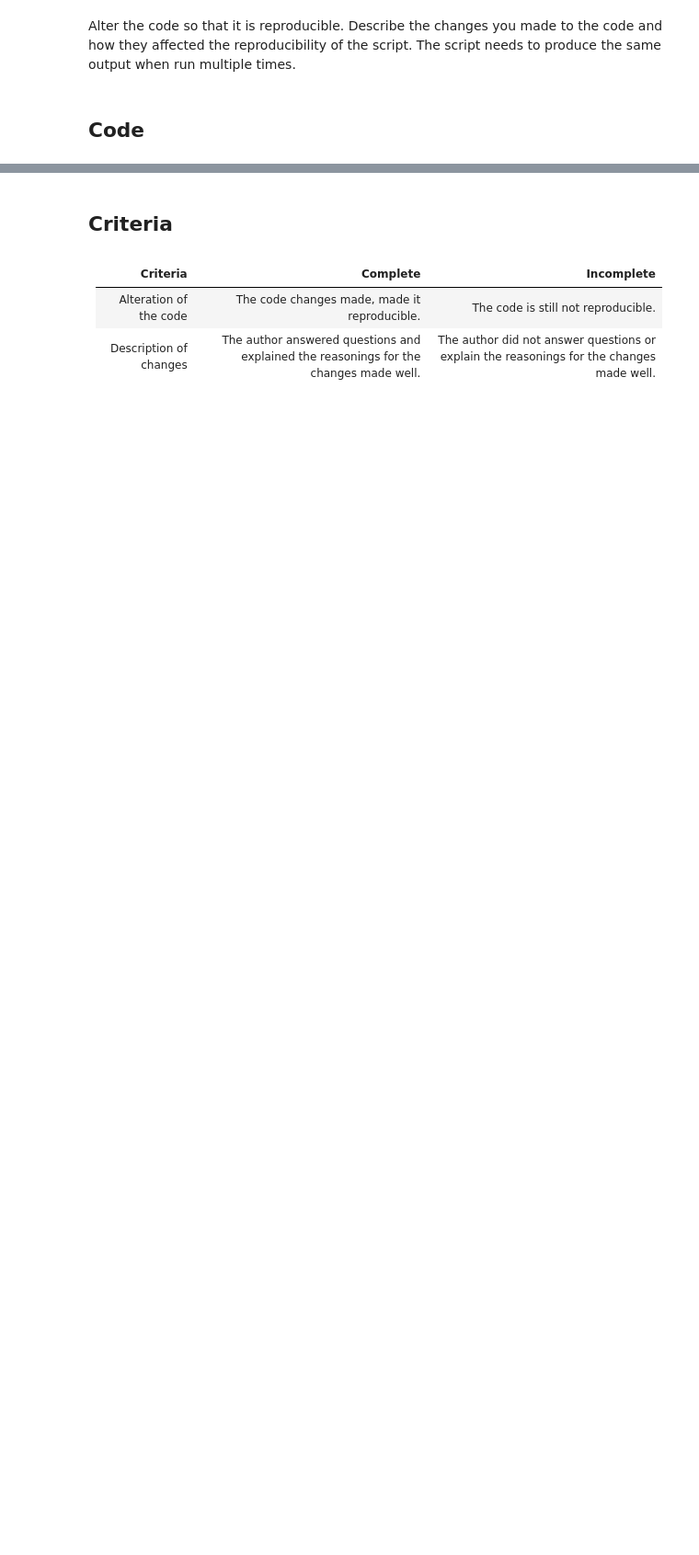
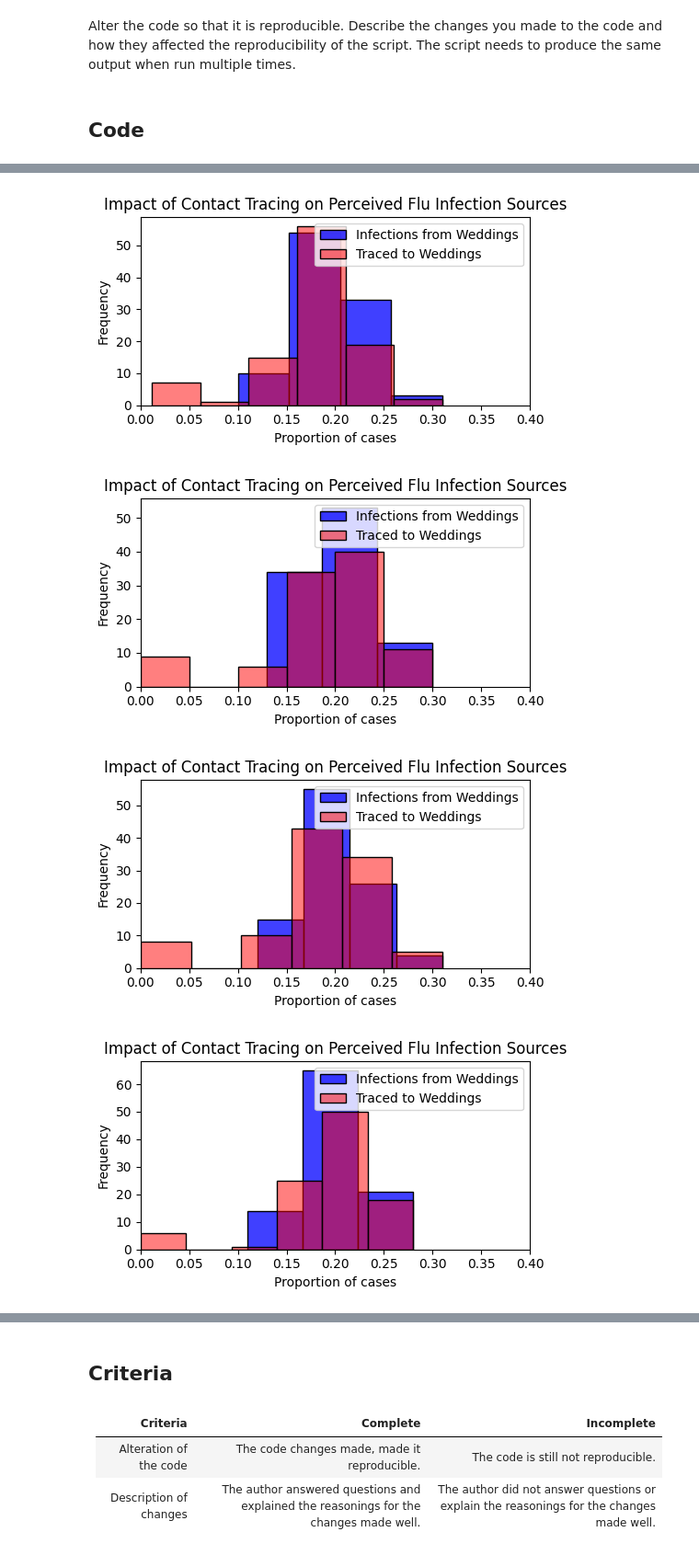
Before and after one commit to dtolgay/sampling, a Jupyter notebook: 02_activities/assignments/a1_sampling_and_reproducibility.ipynb, the cells around one changed output, grey strips where cells are left out. Shown at 92% size. Drawn from its saved outputs; the diff is of its cells as text; code cells hidden in the pictures; blank space fills up the shorter version.

```diff
--- a/02_activities/assignments/a1_sampling_and_reproducibility.ipynb
+++ b/02_activities/assignments/a1_sampling_and_reproducibility.ipynb
@@ -114,0 +147,22 @@ plt.show()
+# %%
+# Run the simulation 1000 times
+for dummy in range(10):
+    results = [simulate_event(m) for m in range(100)]
+    props_df = pd.DataFrame(results, columns=["Infections", "Traces"])
+
+    # Plotting the results
+    plt.figure(figsize=(5, 3))
+    sns.histplot(props_df['Infections'], color="blue", alpha=0.75, binwidth=0.05, kde=False, label='Infections from Weddings')
+    sns.histplot(props_df['Traces'], color="red", alpha=0.5, binwidth=0.05, kde=False, label='Traced to Weddings')
+    plt.xlabel("Proportion of cases")
+    plt.ylabel("Frequency")
+    plt.title("Impact of Contact Tracing on Perceived Flu Infection Sources")
+    plt.legend()
+    plt.tight_layout()
+    plt.xlim(0, 0.4)
+    plt.show()
+# %% [output]
+[figure, added]
+[figure, added]
+[figure, added]
+[figure, added]
```
Also changed, not shown: parts of 4 cells of this notebook.
